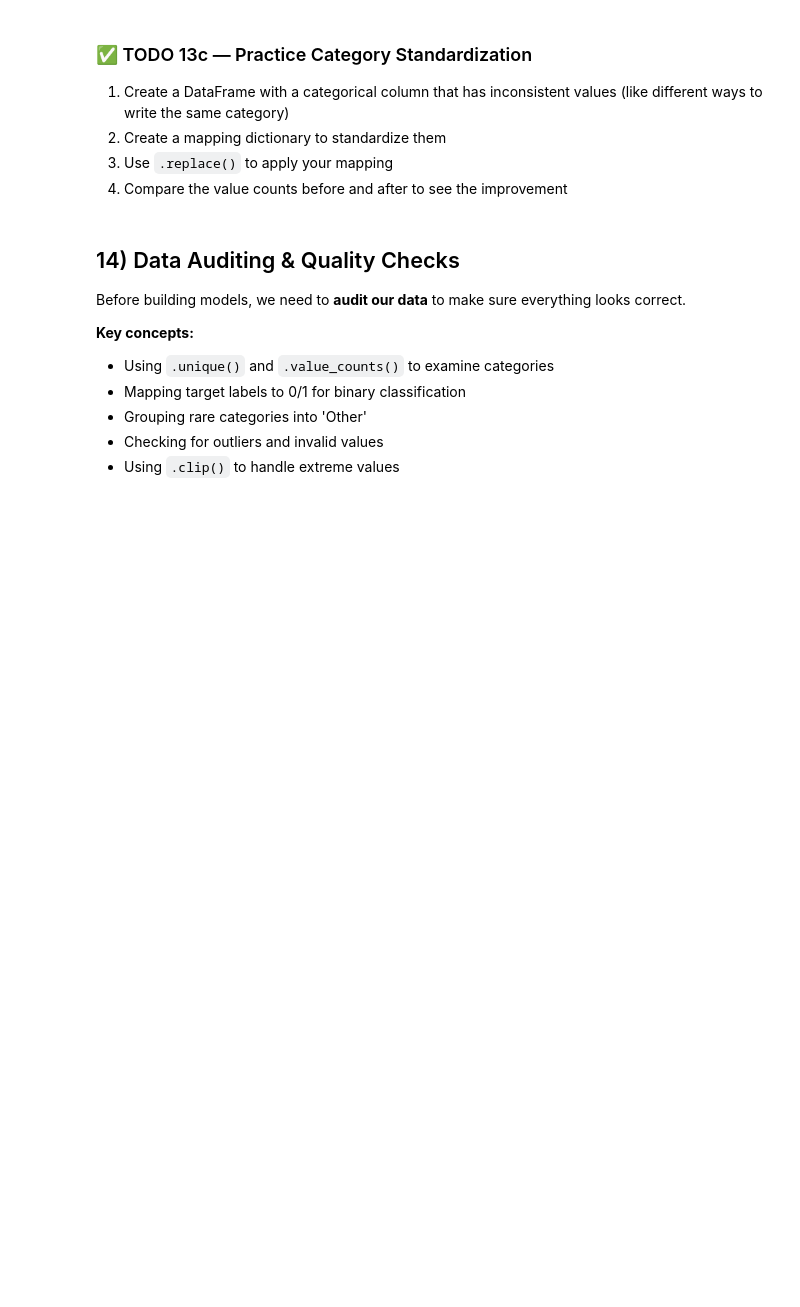
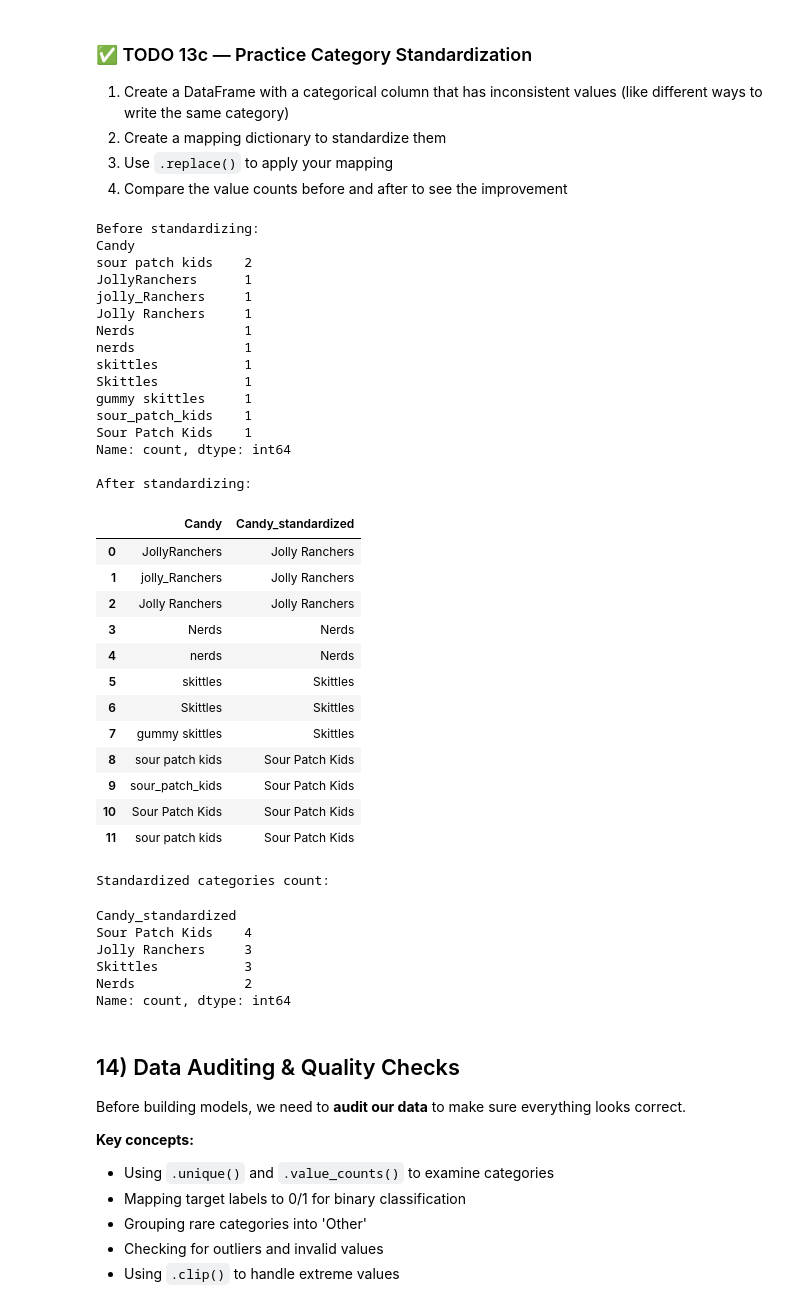
Before and after one commit to dariohoxha/Lone-Risk-Prediction-MDST, a Jupyter notebook: python_numpy_pandas_tutorial.ipynb, the cells around one changed output. Saved outputs shown, nothing was run; the diff lists cells and outputs as text; code cells hidden in the pictures; blank space fills up the shorter version.

```diff
--- a/python_numpy_pandas_tutorial.ipynb
+++ b/python_numpy_pandas_tutorial.ipynb
@@ -882,6 +1341,77 @@ print(df_purpose['Purpose_standardized'].value_counts())
 4. Compare the value counts before and after to see the improvement
 # %%
 # TODO 13c — Your code here
+# Example data with inconsistent categories
+inconsistent_df = pd.DataFrame( {
+    'Candy': ['JollyRanchers', 'jolly_Ranchers', 'Jolly Ranchers', 'Nerds',
+               'nerds', 'skittles', 'Skittles', 'gummy skittles', 'sour patch kids',
+               'sour_patch_kids', 'Sour Patch Kids', 'sour patch kids']
+})
+
+print("Before standardizing:")
+print(inconsistent_df['Candy'].value_counts())
+
+# Create a mapping dictionary to standardize categories
+purpose_mapping_inconsistent = {
+    'JollyRanchers': 'Jolly Ranchers',
+    'jolly_Ranchers': 'Jolly Ranchers',
+    'Jolly Ranchers': 'Jolly Ranchers',
+    'Nerds': 'Nerds',
+    'nerds': 'Nerds',
+    'skittles': 'Skittles',
+    'gummy skittles': 'Skittles',
+    'Skittles': 'Skittles',
+    'sour patch kids': 'Sour Patch Kids',
+    'sour_patch_kids': 'Sour Patch Kids',
+    'sour patch kids': 'Sour Patch Kids',
+    'Sour Patch Kids': 'Sour Patch Kids'
+}
+
+
+
+inconsistent_df['Candy_standardized'] = inconsistent_df['Candy'].replace(purpose_mapping_inconsistent)
+
+print("\nAfter standardizing:")
+display(inconsistent_df)
+print("\nStandardized categories count:")
+display(inconsistent_df['Candy_standardized'].value_counts())
+# %% [output]
+Before standardizing:
+Candy
+sour patch kids    2
+JollyRanchers      1
+jolly_Ranchers     1
+Jolly Ranchers     1
+Nerds              1
+nerds              1
+skittles           1
+Skittles           1
+gummy skittles     1
+sour_patch_kids    1
+Sour Patch Kids    1
+Name: count, dtype: int64
+
+After standardizing:
+|  | Candy | Candy_standardized |
+| 0 | JollyRanchers | Jolly Ranchers |
+| 1 | jolly_Ranchers | Jolly Ranchers |
+| 2 | Jolly Ranchers | Jolly Ranchers |
+| 3 | Nerds | Nerds |
+| 4 | nerds | Nerds |
+| 5 | skittles | Skittles |
+| 6 | Skittles | Skittles |
+| 7 | gummy skittles | Skittles |
+| 8 | sour patch kids | Sour Patch Kids |
+| 9 | sour_patch_kids | Sour Patch Kids |
+| 10 | Sour Patch Kids | Sour Patch Kids |
+| 11 | sour patch kids | Sour Patch Kids |
+Standardized categories count:
+Candy_standardized
+Sour Patch Kids    4
+Jolly Ranchers     3
+Skittles           3
+Nerds              2
+Name: count, dtype: int64
 # %% [markdown]
 ## 14) Data Auditing & Quality Checks
 
```
Also changed, not shown: parts of 12 cells of this notebook.
